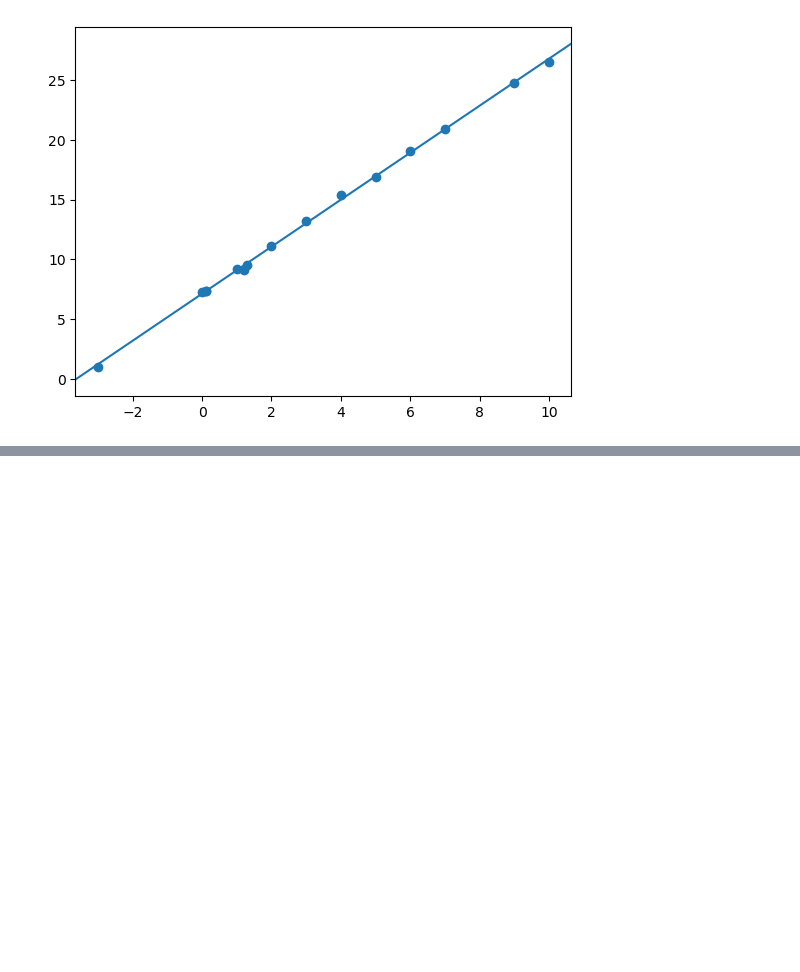
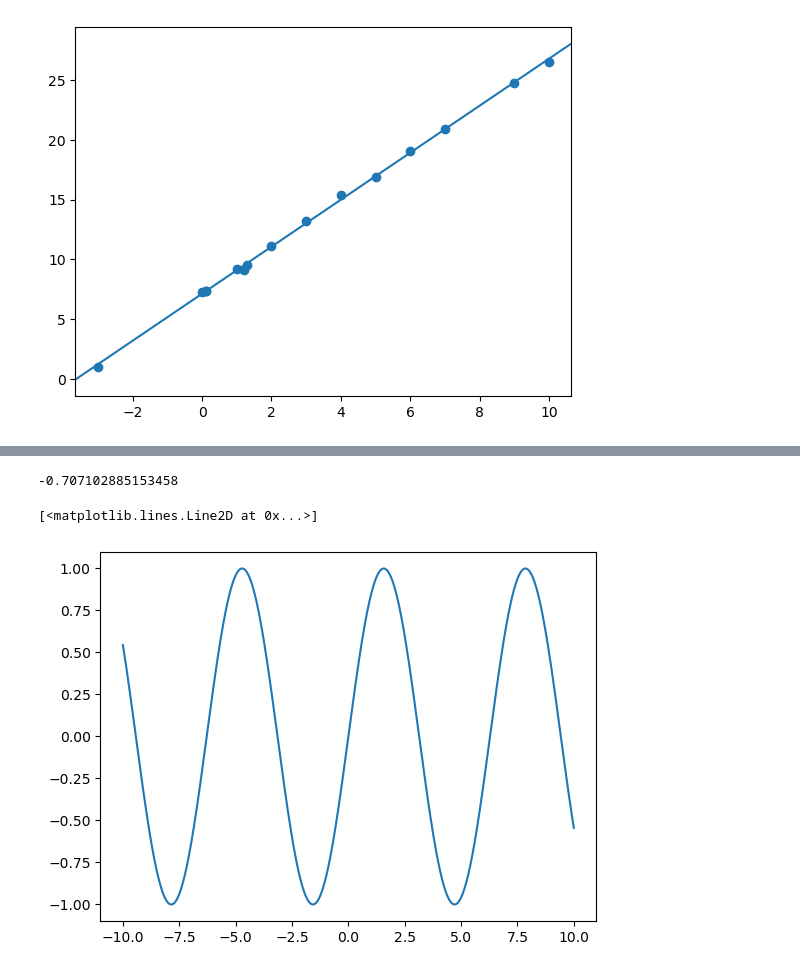
Before and after one commit to HamidBahrami23/ml, a Jupyter notebook: Foundations/03_Calculus_I/my_exercise.ipynb, the cells around one changed output, grey strips where cells are left out. Cells and saved outputs as stored; diff of their text form; code cells hidden in the pictures; blank space fills up the shorter version.

```diff
--- a/Foundations/03_Calculus_I/my_exercise.ipynb
+++ b/Foundations/03_Calculus_I/my_exercise.ipynb
@@ -302,0 +305,26 @@ regression_plot(x, y, m, b)
+# %%
+# src/main.py
+def sin_x(x):
+  """
+  Calculates the sine of x using the Taylor series expansion.
+
+  Args:
+    x: The angle in radians.
+
+  Returns:
+    The sine of x.
+  """
+  x = x % (2 * 3.141592653589793)  # Normalize x to be within 0 to 2pi
+  result = x
+  term = x
+  n = 1
+  while abs(term) > 1e-15:
+    term = -term * x * x / ((2 * n) * (2 * n + 1))
+    result += term
+    n += 1
+  return result
+# %%
+y = sin_x(- 3 * 3.1416 / 4)
+y
+# %% [output]
+-0.707102885153458
@@ -302,0 +334,11 @@ regression_plot(x, y, m, b)
+# %%
+x = np.linspace(-10 , 10 , 1000)
+y = np.zeros_like(x)
+# %%
+for i in range(len(x)):
+    y[i] = sin_x(x[i])
+# %%
+plt.plot(x , y)
+# %% [output]
+[<matplotlib.lines.Line2D at 0x...>]
+[figure, added]
```
Also changed, not shown: parts of 2 cells of this notebook, 1 other file.
